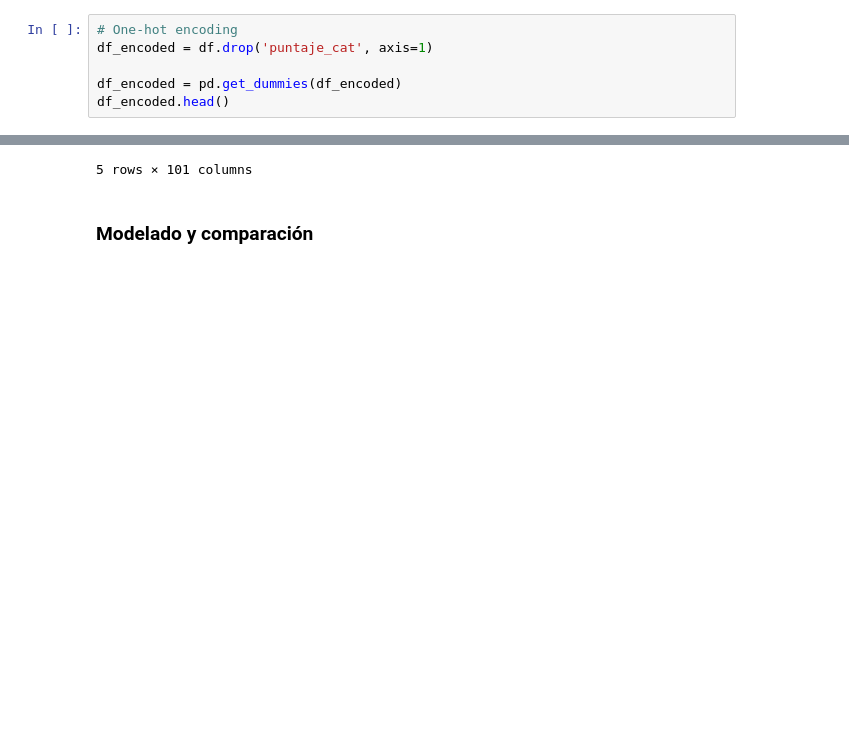
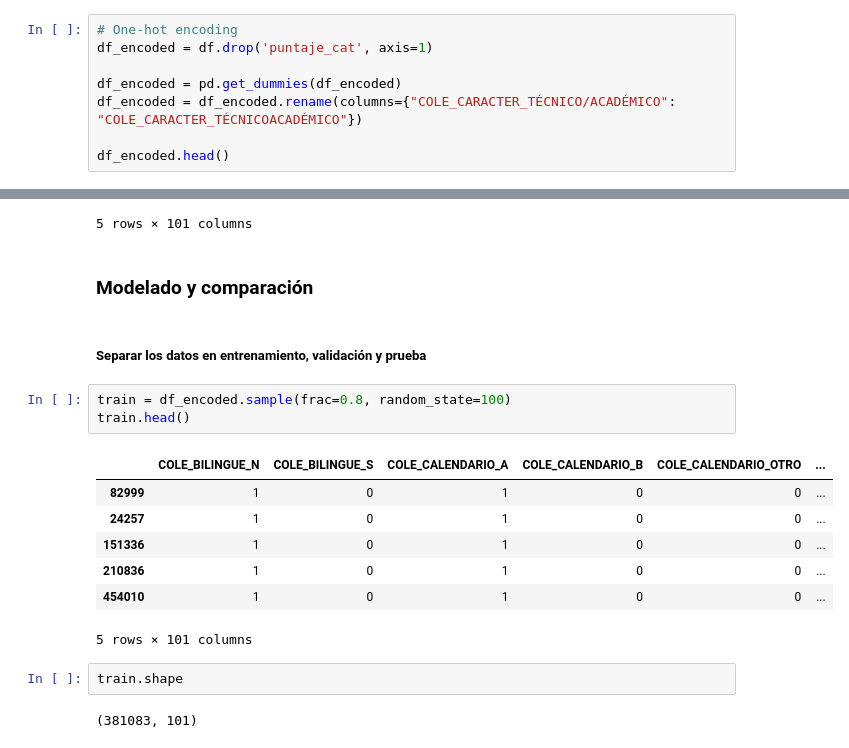
Before and after one commit to rodhervan/AnaliticaICFES, a Jupyter notebook: Modelamiento/modelamiento.ipynb, the cells around one changed output, grey strips where cells are left out. Cells and saved outputs as stored; diff of their text form; blank space fills up the shorter version.

```diff
--- a/Modelamiento/modelamiento.ipynb
+++ b/Modelamiento/modelamiento.ipynb
@@ -252,6 +254,8 @@ df.head()
 df_encoded = df.drop('puntaje_cat', axis=1)
 
 df_encoded = pd.get_dummies(df_encoded)
+df_encoded = df_encoded.rename(columns={"COLE_CARACTER_TÉCNICO/ACADÉMICO": "COLE_CARACTER_TÉCNICOACADÉMICO"})
+
 df_encoded.head()
 # %% [output]
 |  | COLE_BILINGUE_N | COLE_BILINGUE_S | COLE_CALENDARIO_A | COLE_CALENDARIO_B | COLE_CALENDARIO_OTRO | ... |
@@ -276,3 +280,20 @@ df_encoded.head()
 5 rows × 101 columns
 # %% [markdown]
 ### Modelado y comparación
+# %% [markdown]
+##### Separar los datos en entrenamiento, validación y prueba
+# %%
+train = df_encoded.sample(frac=0.8, random_state=100)
+train.head()
+# %% [output]
+|  | COLE_BILINGUE_N | COLE_BILINGUE_S | COLE_CALENDARIO_A | COLE_CALENDARIO_B | COLE_CALENDARIO_OTRO | ... |
+| 82999 | 1 | 0 | 1 | 0 | 0 | ... |
+| 24257 | 1 | 0 | 1 | 0 | 0 | ... |
+| 151336 | 1 | 0 | 1 | 0 | 0 | ... |
+| 210836 | 1 | 0 | 1 | 0 | 0 | ... |
+| 454010 | 1 | 0 | 1 | 0 | 0 | ... |
+5 rows × 101 columns
+# %%
+train.shape
+# %% [output]
+(381083, 101)
```
Also changed, not shown: parts of 20 cells of this notebook.
